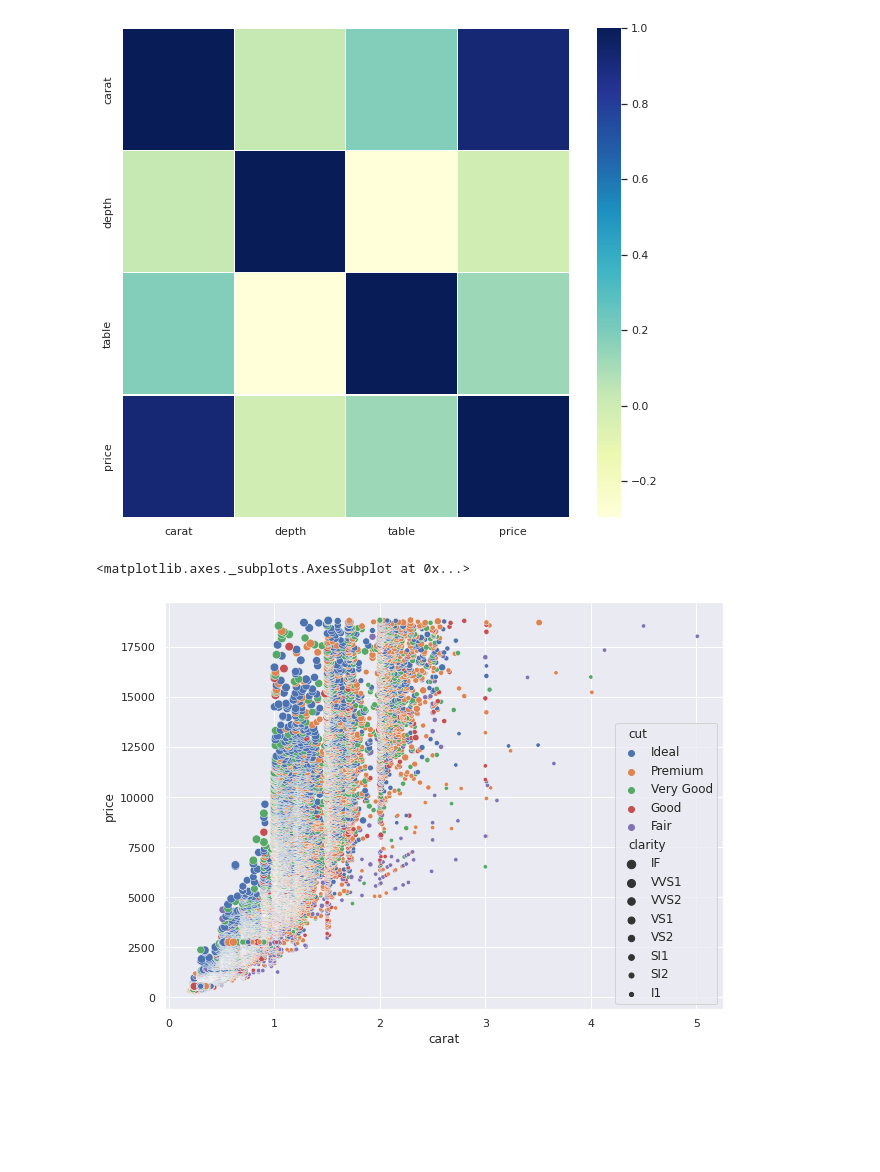
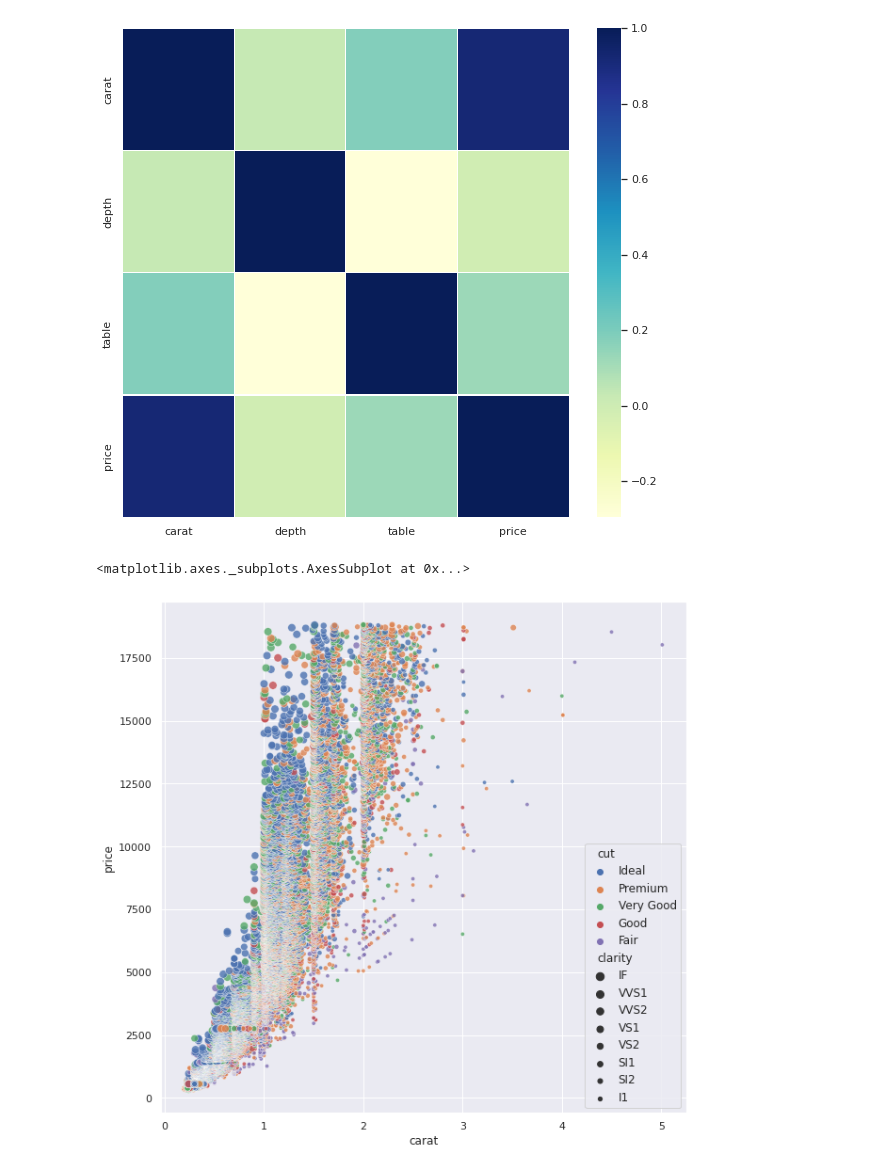
Before and after one commit to sseyler0119/Data-Science-Projects, a Jupyter notebook: UnivariateAndMultivariateAnalysis.ipynb, the cells around one changed output. Cells and saved outputs as stored; diff of their text form; code cells hidden in the pictures; blank space fills up the shorter version.

```diff
--- a/UnivariateAndMultivariateAnalysis.ipynb
+++ b/UnivariateAndMultivariateAnalysis.ipynb
@@ -70,7 +76,8 @@ sns.heatmap(corrmat, ax=ax, cmap="YlGnBu", linewidths=0.2)
 <matplotlib.axes._subplots.AxesSubplot at 0x...>
 [figure]
 # %%
-sns.scatterplot(x="carat", y="price", hue="cut", size="clarity", data=diamonds)
+fig, ax = plt.subplots(figsize=(10, 10)) # compare price per carat, categorized by cut and size
+sns.scatterplot(x="carat", y="price", hue="cut", size="clarity", data=diamonds, alpha=0.8)
 # %% [output]
 <matplotlib.axes._subplots.AxesSubplot at 0x...>
-[figure, old version]
+[figure, new version]
```
Also changed, not shown: parts of 4 cells of this notebook.
